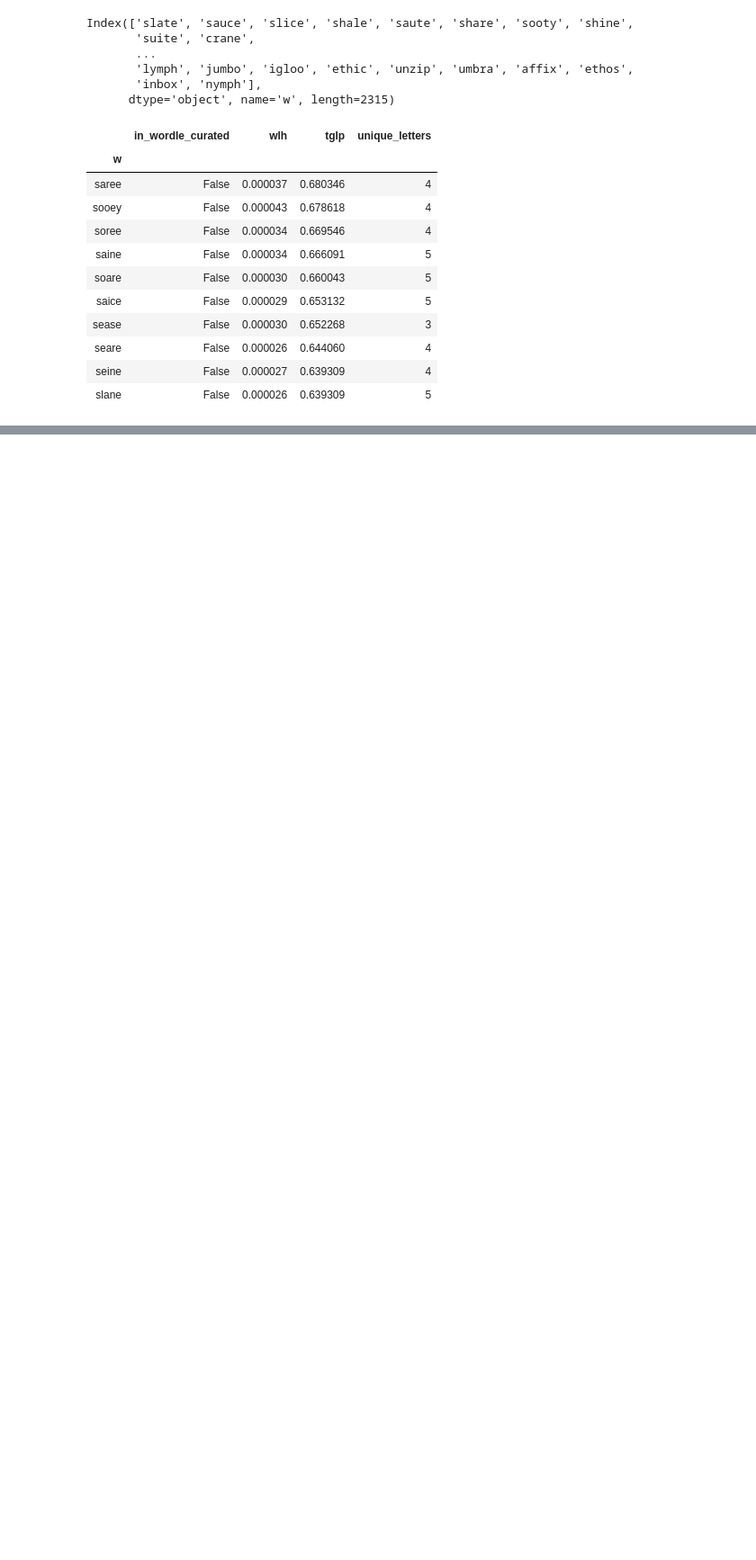
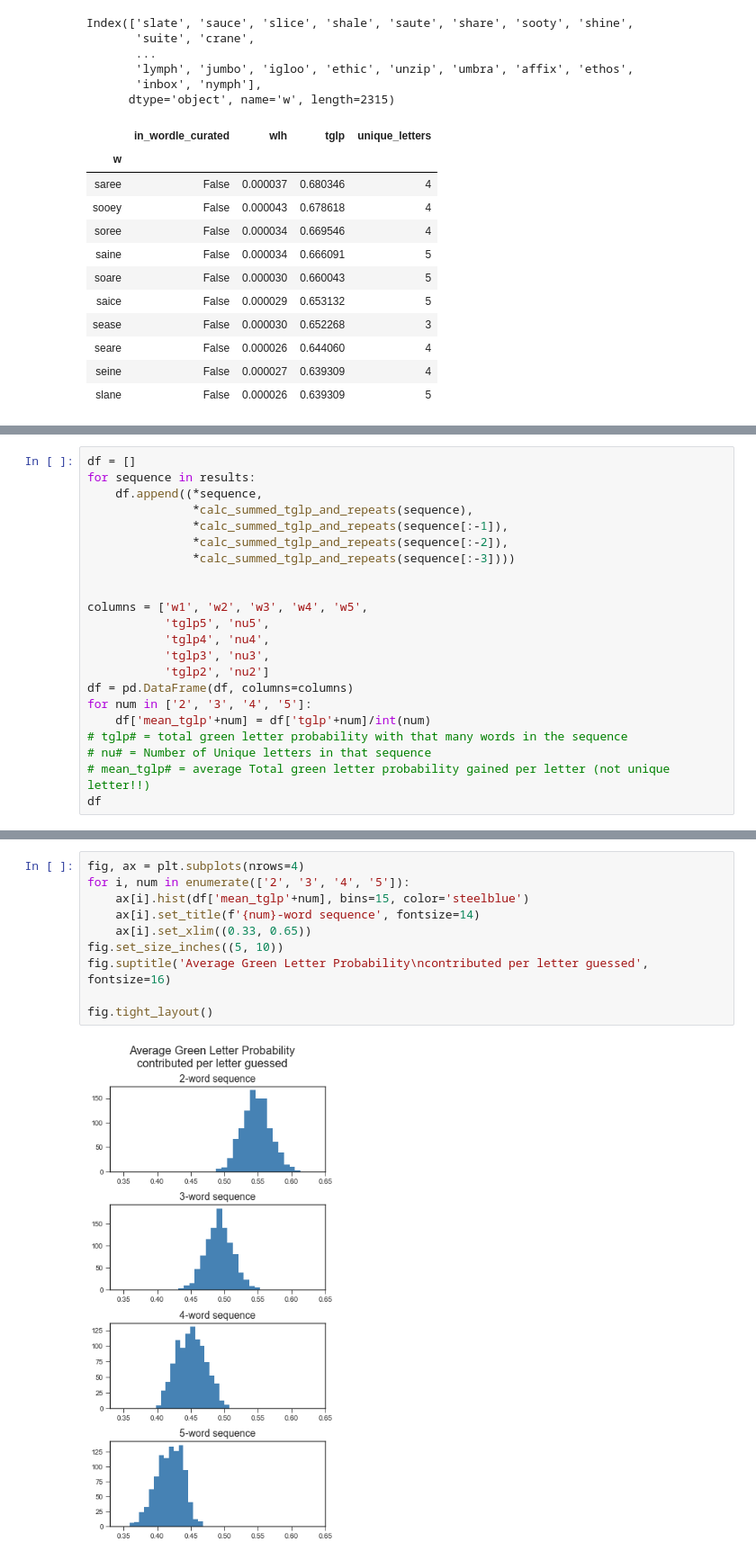
Before and after one commit to benton-anderson/wordle-opt, a Jupyter notebook: notebooks/BJA-02.4-make-guess-sequences.ipynb, the cells around one changed output, grey strips where cells are left out. Shown at 90% size. Drawn from its saved outputs; the diff is of its cells as text; blank space fills up the shorter version.

Commit message:
sweet results

```diff
--- a/notebooks/BJA-02.4-make-guess-sequences.ipynb
+++ b/notebooks/BJA-02.4-make-guess-sequences.ipynb
@@ -240,0 +299,22 @@ result
+# %%
+df = []
+for sequence in results:
+    df.append((*sequence,
+               *calc_summed_tglp_and_repeats(sequence),
+               *calc_summed_tglp_and_repeats(sequence[:-1]),
+               *calc_summed_tglp_and_repeats(sequence[:-2]),
+               *calc_summed_tglp_and_repeats(sequence[:-3])))
+
+
+columns = ['w1', 'w2', 'w3', 'w4', 'w5',
+           'tglp5', 'nu5',
+           'tglp4', 'nu4',
+           'tglp3', 'nu3',
+           'tglp2', 'nu2']
+df = pd.DataFrame(df, columns=columns)
+for num in ['2', '3', '4', '5']:
+    df['mean_tglp'+num] = df['tglp'+num]/int(num)
+# tglp# = total green letter probability with that many words in the sequence
+# nu# = Number of Unique letters in that sequence
+# mean_tglp# = average Total green letter probability gained per letter (not unique letter!!)
+df
@@ -240,0 +335,12 @@ result
+# %%
+fig, ax = plt.subplots(nrows=4)
+for i, num in enumerate(['2', '3', '4', '5']):
+    ax[i].hist(df['mean_tglp'+num], bins=15, color='steelblue')
+    ax[i].set_title(f'{num}-word sequence', fontsize=14)
+    ax[i].set_xlim((0.33, 0.65))
+fig.set_size_inches((5, 10))
+fig.suptitle('Average Green Letter Probability\ncontributed per letter guessed', fontsize=16)
+
+fig.tight_layout()
+# %% [output]
+[figure, added]
```
Also changed, not shown: parts of 12 cells of this notebook.
